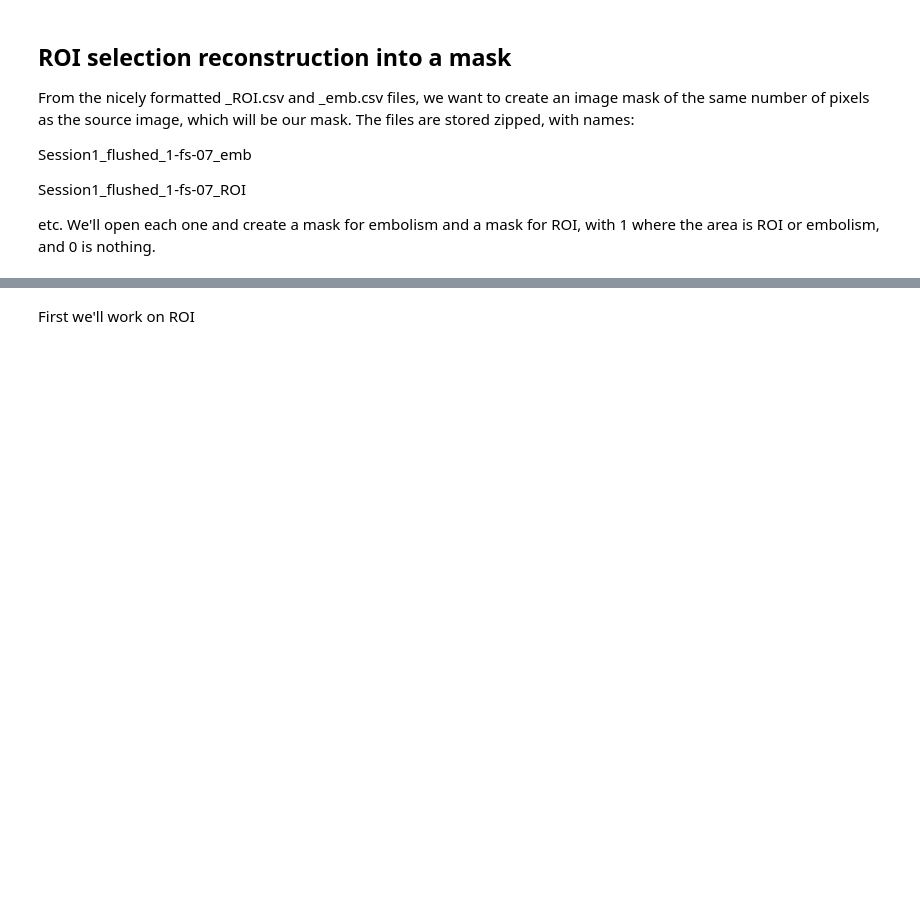
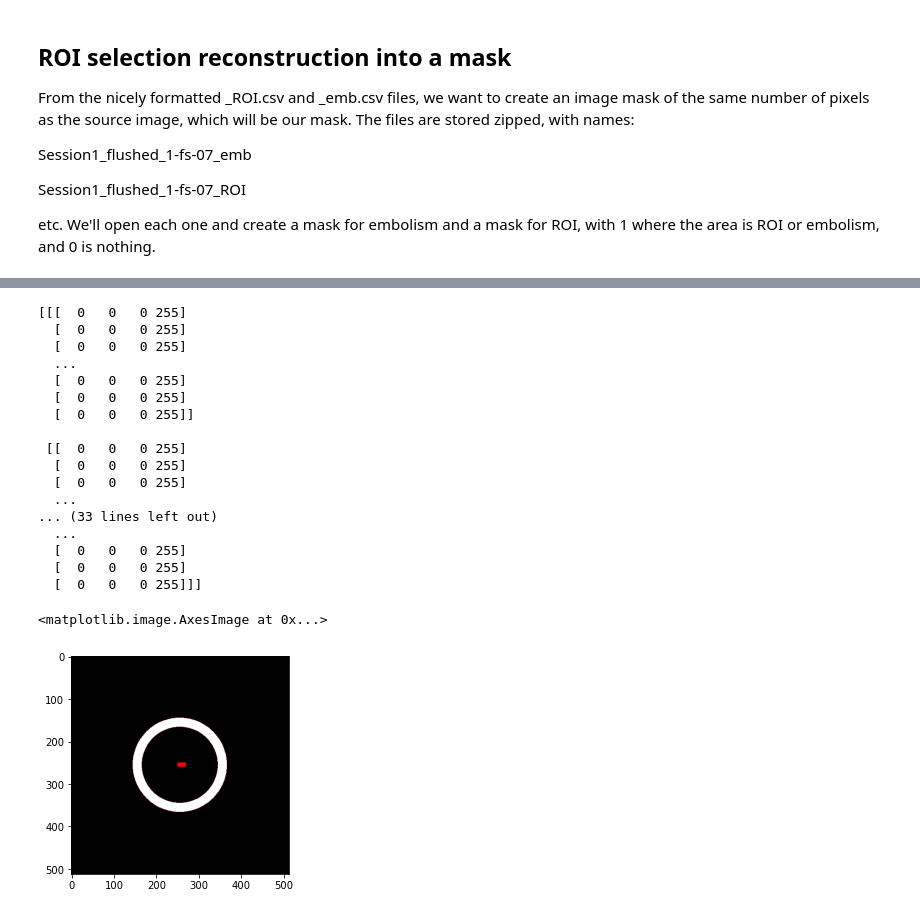
Before and after one commit to theophanemayaud/EPFL-ML-for-science-embolism-detection, a Jupyter notebook: th_ROI-EMB_toLabelLayers.ipynb, the cells around one changed output, grey strips where cells are left out. Saved outputs shown, nothing was run; the diff lists cells and outputs as text; code cells hidden in the pictures; blank space fills up the shorter version.

```diff
--- a/th_ROI-EMB_toLabelLayers.ipynb
+++ b/th_ROI-EMB_toLabelLayers.ipynb
@@ -36,2 +36,31 @@ analysis_overview_df
-# %% [markdown]
-First we'll work on ROI
+# %%
+# We'll be working with images, so use the opencv library, with numpy to set individual values
+# this works like the following, with RGBA (red green blue alpha) alpha is transparency (0 is transparent)
+blank_image = np.zeros(shape=[512, 512, 4], dtype=np.uint8)
+blank_image[:, :, 3] = 255
+blank_image[250:260, 250:270, :3] = [255,0,0]
+cv.circle(blank_image, (255, 255), 100, [255,0,0,0], 20) # only tranparency matters here, red will not show
+print(blank_image)
+# print(blank_image.shape)
+plt.imshow(blank_image)
+# cv.imwrite('test_img.png',blank_image)
+# %% [output]
+[[[  0   0   0 255]
+  [  0   0   0 255]
+  [  0   0   0 255]
+  ...
+  [  0   0   0 255]
+  [  0   0   0 255]
+  [  0   0   0 255]]
+
+ [[  0   0   0 255]
+  [  0   0   0 255]
+  [  0   0   0 255]
+  ...
+... (33 lines left out)
+  ...
+  [  0   0   0 255]
+  [  0   0   0 255]
+  [  0   0   0 255]]]
+<matplotlib.image.AxesImage at 0x...>
+[figure, added]
```
Also changed, not shown: parts of 11 cells of this notebook, 1 other file.
